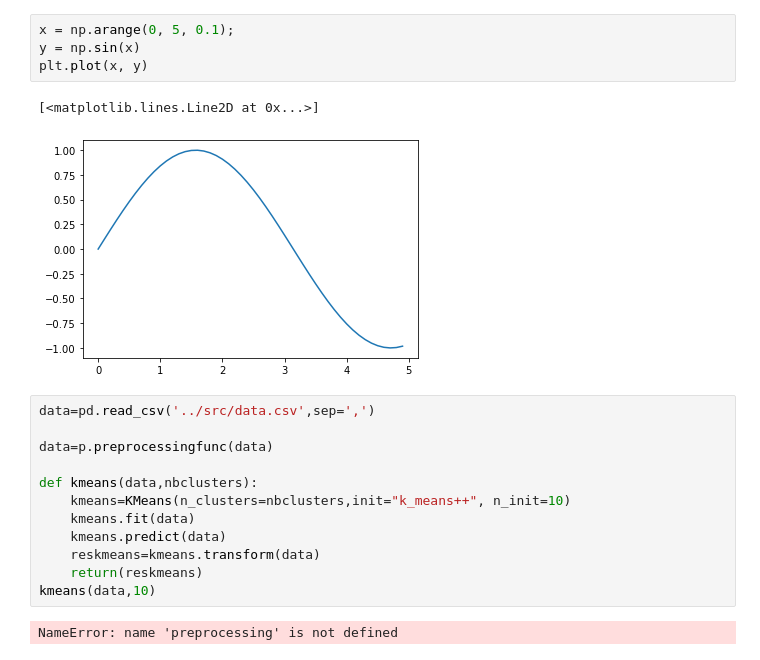
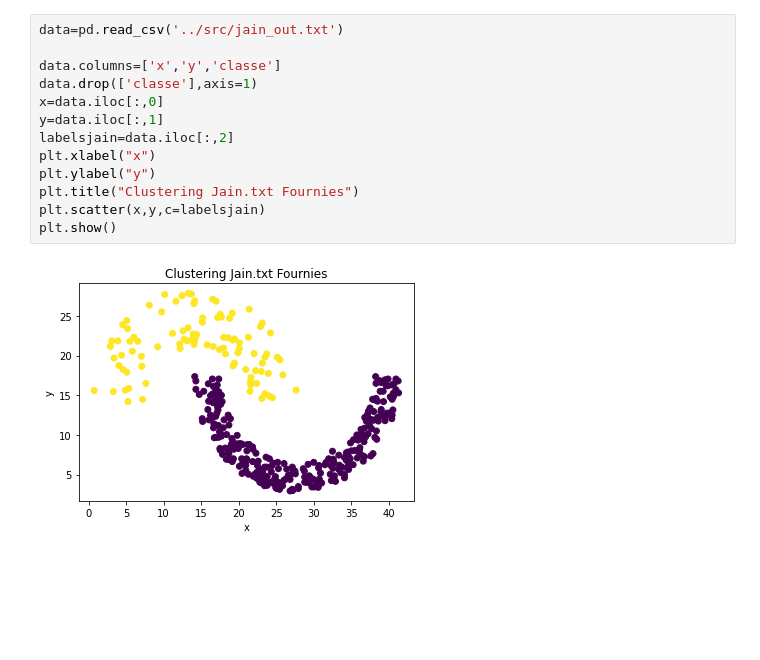
Before and after one commit to EvanEpivent5/odata, a Jupyter notebook: scripts/kmeans.ipynb, the cells around one changed output. Drawn from its saved outputs; the diff is of its cells as text; blank space fills up the shorter version.

```diff
--- a/scripts/kmeans.ipynb
+++ b/scripts/kmeans.ipynb
@@ -9,21 +8,15 @@ ModuleNotFoundError: No module named 'preprocessing'
-# %%
-x = np.arange(0, 5, 0.1);
-y = np.sin(x)
-plt.plot(x, y)
-# %% [output]
-[<matplotlib.lines.Line2D at 0x...>]
-[figure, removed]
-# %%
-data=pd.read_csv('../src/data.csv',sep=',')
-
-data=p.preprocessingfunc(data)
-
-def kmeans(data,nbclusters):
-    kmeans=KMeans(n_clusters=nbclusters,init="k_means++", n_init=10)
-    kmeans.fit(data)
-    kmeans.predict(data)
-    reskmeans=kmeans.transform(data)
-    return(reskmeans)
-kmeans(data,10)
-# %% [output]
-NameError: name 'preprocessing' is not defined
+# %%
+data=pd.read_csv('../src/jain_out.txt')
+
+data.columns=['x','y','classe']
+data.drop(['classe'],axis=1)
+x=data.iloc[:,0]
+y=data.iloc[:,1]
+labelsjain=data.iloc[:,2]
+plt.xlabel("x")
+plt.ylabel("y")
+plt.title("Clustering Jain.txt Fournies")
+plt.scatter(x,y,c=labelsjain)
+plt.show()
+# %% [output]
+[figure, added]
```
Also changed, not shown: parts of 4 cells of this notebook.
